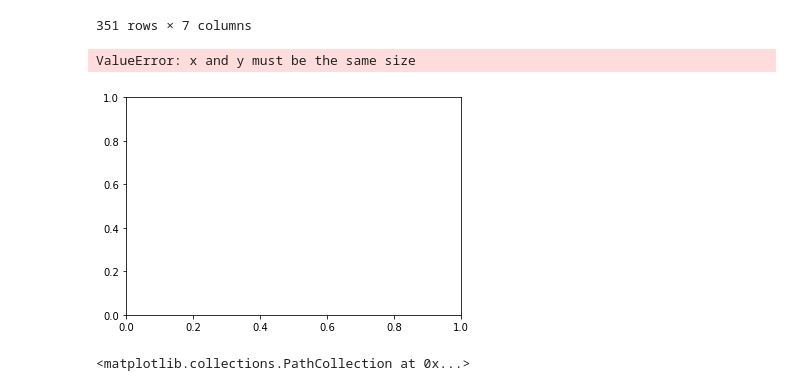
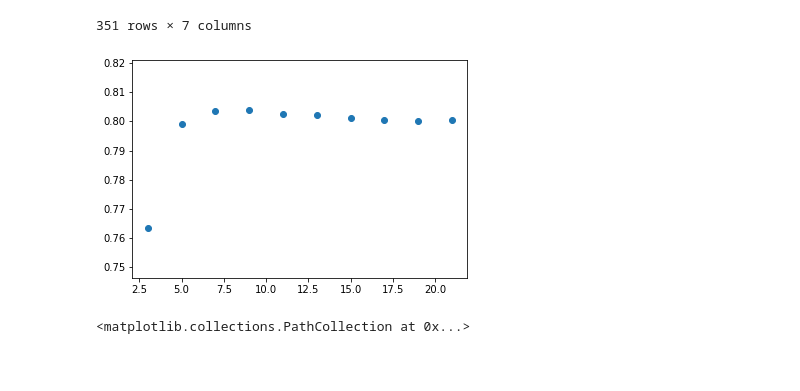
Before and after one commit to dev-1999/cbb_sim, a Jupyter notebook: Parameters Test.ipynb, the cells around one changed output. Saved outputs shown, nothing was run; the diff lists cells and outputs as text; code cells hidden in the pictures; blank space fills up the shorter version.

```diff
--- a/Parameters Test.ipynb
+++ b/Parameters Test.ipynb
@@ -96,7 +103,7 @@ y_test = y_test.reset_index(drop=True)
 r2_scores = []
 # %%
 def gen_predictions(a, b, n):
-    neigh = NearestNeighbors(n_neighbors = n)
+    neigh = NearestNeighbors(n_neighbors = 55)
     neigh.fit(x_train)
     y_pred = []
     for i in x_test:
@@ -104,8 +111,10 @@ def gen_predictions(a, b, n):
         nb = neigh.kneighbors([i])
         #print(nb)
         distances = nb[0][0].tolist()
+        count = sum(i < n for i in distances) + 1
+        distances = distances[:count]
         inv_dist = [(a/d**b) for d in distances]
-        matches = nb[1][0].tolist()
+        matches = nb[1][0].tolist()[:count]
         match_labels = [y_train[m] for m in matches]
         #print(match_labels)
         pred = 0
@@ -116,7 +125,8 @@ def gen_predictions(a, b, n):
     return y_pred
 # %%
 r2_scores = []
-for neighbor_count in range(35,75,5):
+for neighbor_count in range(3,23,2):
+    neighbor_count = neighbor_count/10
     predictions = gen_predictions(1,1,neighbor_count)
     score = (r2_score(y_test,predictions))
     r2_scores.append(score)
@@ -124,11 +134,10 @@ for neighbor_count in range(35,75,5):
 # %%
 import matplotlib.pyplot as plt
 
-plt.scatter(x=range(35,75,5),y=r2_scores)
+plt.scatter(x=range(3,23,2),y=r2_scores)
 plt.show()
 # %% [output]
-ValueError: x and y must be the same size
-[figure, old version]
+[figure, new version]
 # %%
 r2_scores = []
 for b_parameter in range(5,25):
```
Also changed, not shown: parts of 8 cells of this notebook, 1 other file.
